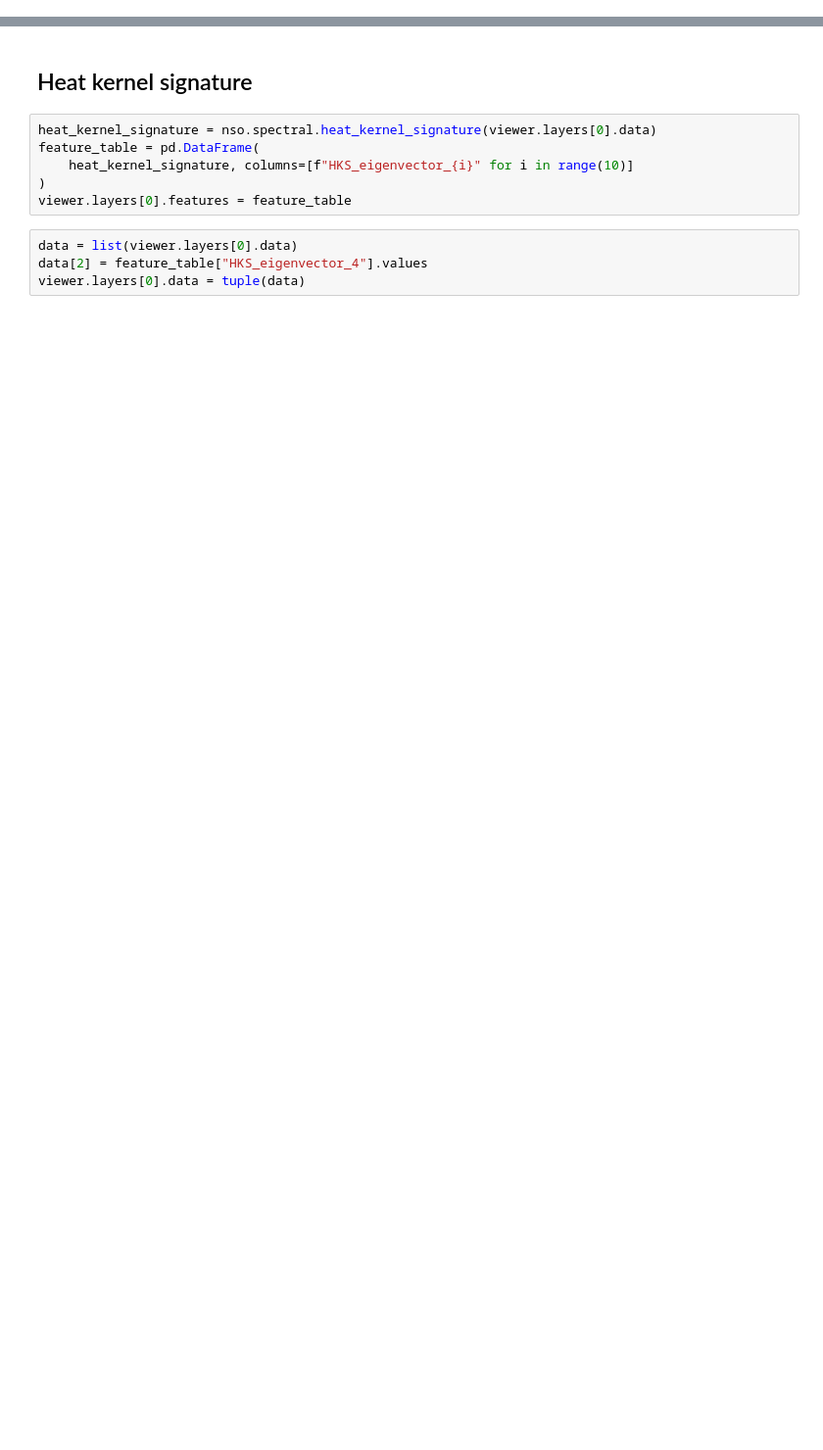
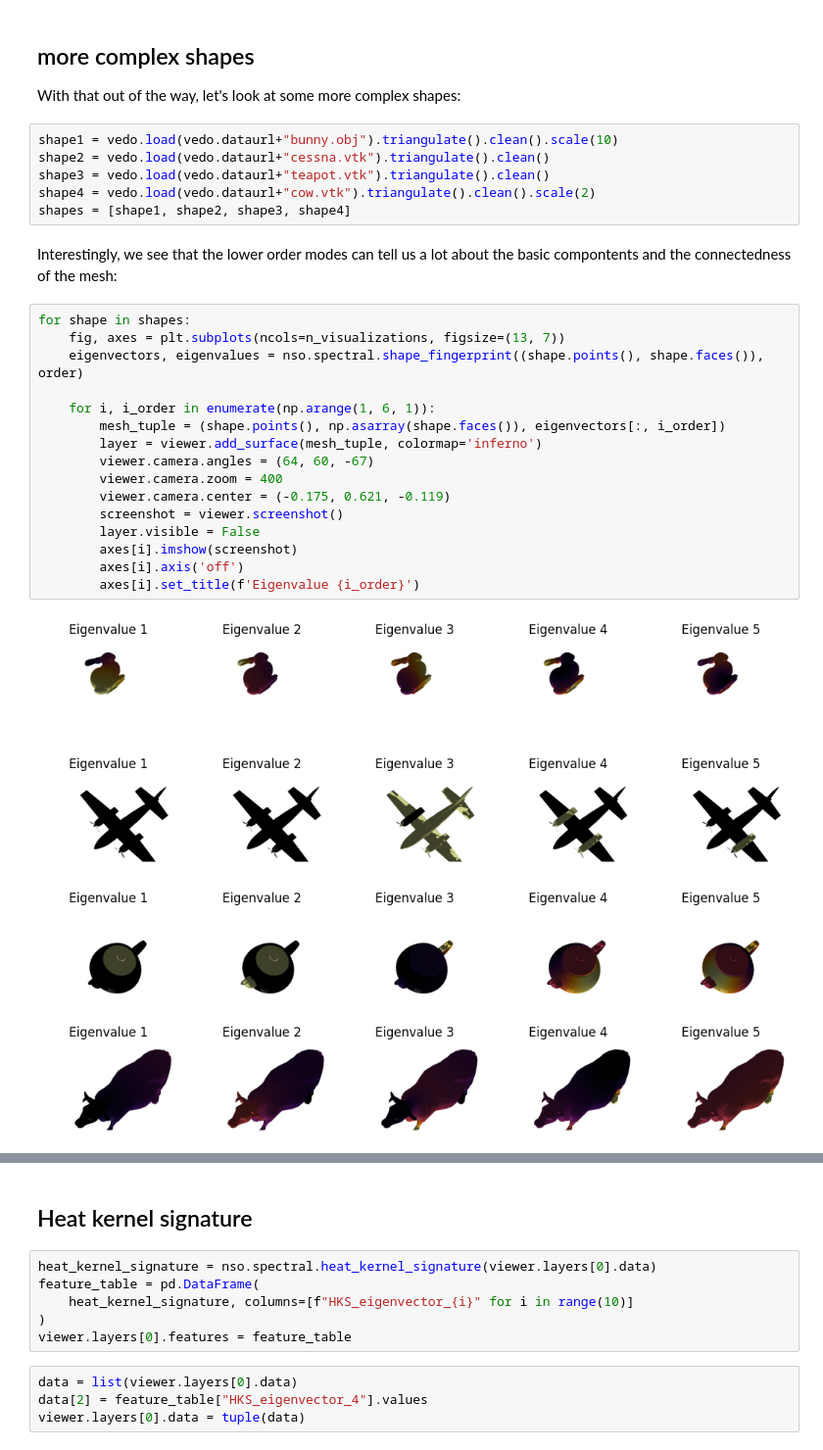
Before and after one commit to jo-mueller/napari-shape-odyssey, a Jupyter notebook: docs/notebooks/spectral_analysis/spectral_analysis.ipynb, the cells around one changed output, grey strips where cells are left out. Shown at 98% size. Cells and saved outputs as stored; diff of their text form; blank space fills up the shorter version.

```diff
--- a/docs/notebooks/spectral_analysis/spectral_analysis.ipynb
+++ b/docs/notebooks/spectral_analysis/spectral_analysis.ipynb
@@ -58,0 +100,33 @@ viewer.layers[0].features
+# %% [markdown]
+## more complex shapes
+
+With that out of the way, let's look at some more complex shapes:
+# %%
+shape1 = vedo.load(vedo.dataurl+"bunny.obj").triangulate().clean().scale(10)
+shape2 = vedo.load(vedo.dataurl+"cessna.vtk").triangulate().clean()
+shape3 = vedo.load(vedo.dataurl+"teapot.vtk").triangulate().clean()
+shape4 = vedo.load(vedo.dataurl+"cow.vtk").triangulate().clean().scale(2)
+shapes = [shape1, shape2, shape3, shape4]
+# %% [markdown]
+Interestingly, we see that the lower order modes can tell us a lot about the basic compontents and the connectedness of the mesh:
+# %%
+for shape in shapes:
+    fig, axes = plt.subplots(ncols=n_visualizations, figsize=(13, 7))
+    eigenvectors, eigenvalues = nso.spectral.shape_fingerprint((shape.points(), shape.faces()), order)
+
+    for i, i_order in enumerate(np.arange(1, 6, 1)):
+        mesh_tuple = (shape.points(), np.asarray(shape.faces()), eigenvectors[:, i_order])
+        layer = viewer.add_surface(mesh_tuple, colormap='inferno')
+        viewer.camera.angles = (64, 60, -67)
+        viewer.camera.zoom = 400
+        viewer.camera.center = (-0.175, 0.621, -0.119)
+        screenshot = viewer.screenshot()
+        layer.visible = False
+        axes[i].imshow(screenshot)
+        axes[i].axis('off')
+        axes[i].set_title(f'Eigenvalue {i_order}')
+# %% [output]
+[figure, added]
+[figure, added]
+[figure, added]
+[figure, added]
```
Also changed, not shown: parts of 27 cells of this notebook, 2 other files.
